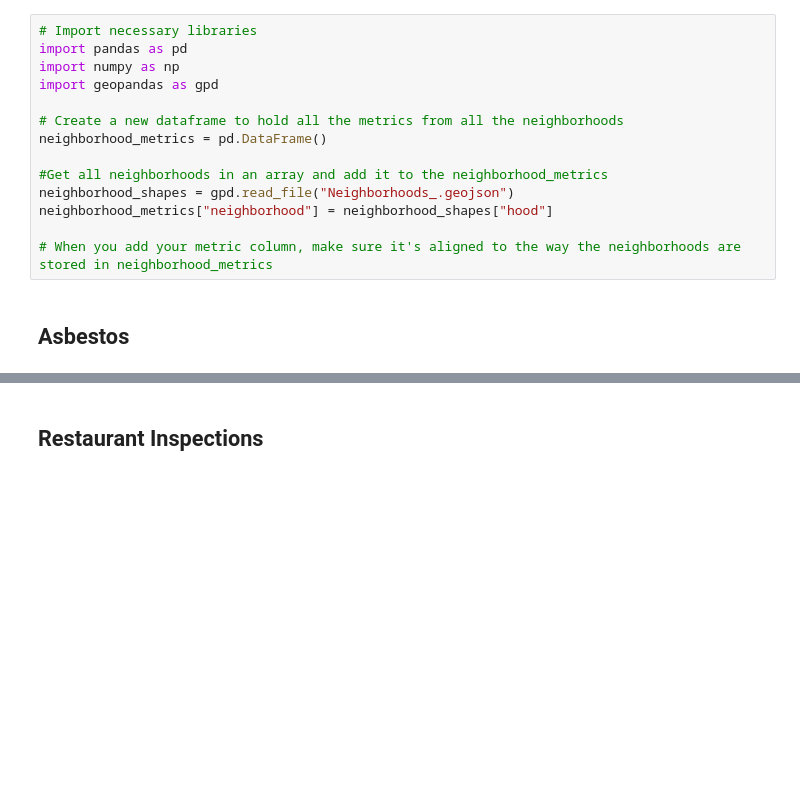
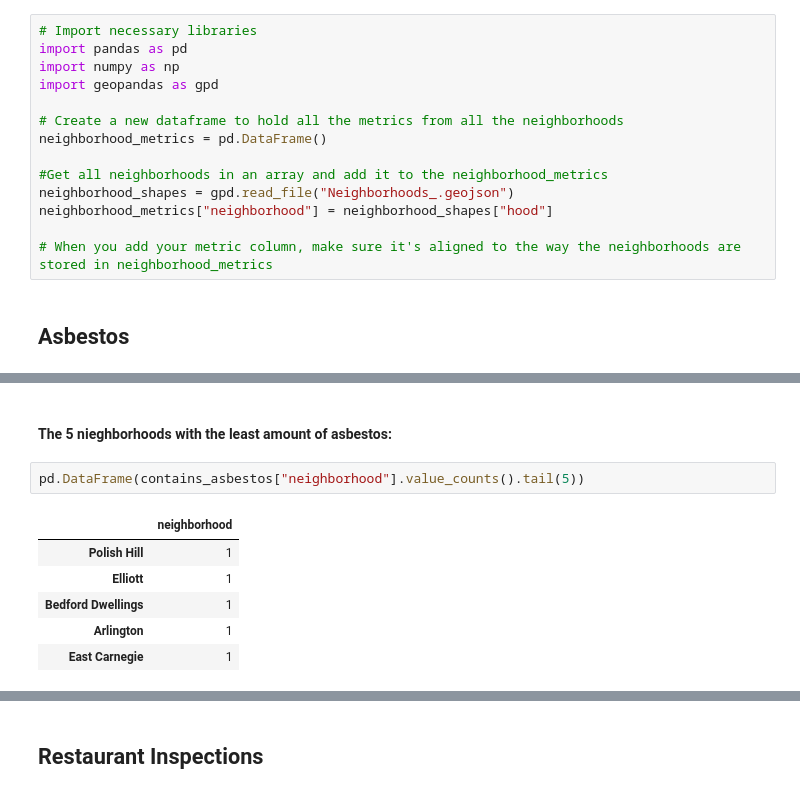
Before and after one commit to Steven-Jarmell/CS0010-FinalProject, a Jupyter notebook: FinalProjectMainFile.ipynb, the cells around one changed output, grey strips where cells are left out. Cells and saved outputs as stored; diff of their text form; blank space fills up the shorter version.

```diff
--- a/FinalProjectMainFile.ipynb
+++ b/FinalProjectMainFile.ipynb
@@ -16,0 +37,11 @@ neighborhood_metrics["neighborhood"] = neighborhood_shapes["hood"]
+# %% [markdown]
+#### The 5 nieghborhoods with the least amount of asbestos:
+# %%
+pd.DataFrame(contains_asbestos["neighborhood"].value_counts().tail(5))
+# %% [output]
+|  | neighborhood |
+| Polish Hill | 1 |
+| Elliott | 1 |
+| Bedford Dwellings | 1 |
+| Arlington | 1 |
+| East Carnegie | 1 |
```
Also changed, not shown: parts of 8 cells of this notebook.
